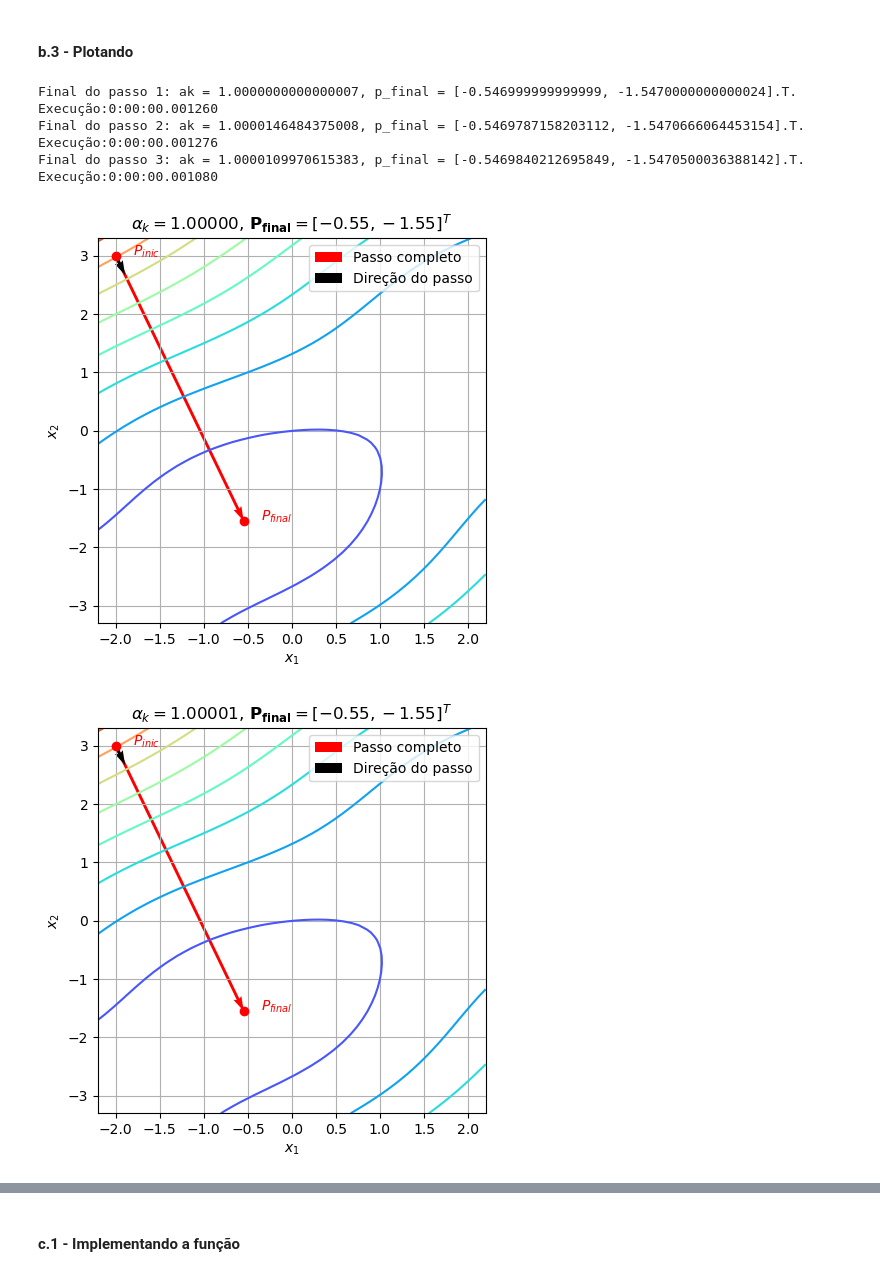
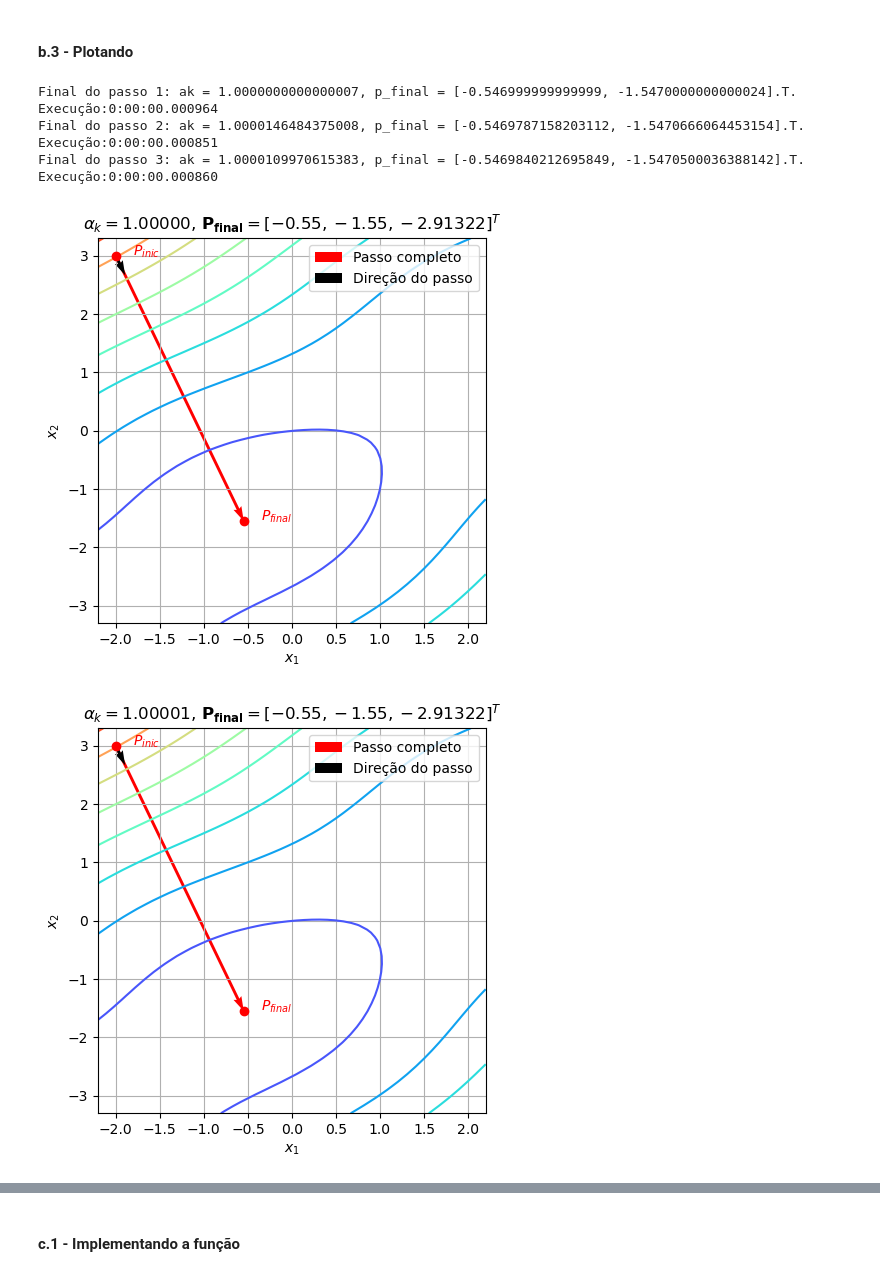
Before and after one commit to prj-phcp/MEC2403_Activities, a Jupyter notebook: Lista1/Lista1.ipynb, the cells around one changed output, grey strips where cells are left out. Saved outputs shown, nothing was run; the diff lists cells and outputs as text; code cells hidden in the pictures.

```diff
--- a/Lista1/Lista1.ipynb
+++ b/Lista1/Lista1.ipynb
@@ -97,6 +97,6 @@ for step in step_list:
     ax.legend()
     ax.set_xlabel('$x_1$')
     ax.set_ylabel('$x_2$')
-    ax.set_title(f'$\\alpha_k = {ak:.5f}$, $\mathbf{{P_{{final}}}} = [{p_final[0]:.2f}, {p_final[1]:.2f}]^T$')
+    ax.set_title(f'$\\alpha_k = {ak:.5f}$, $\mathbf{{P_{{final}}}} = [{p_final[0]:.2f}, {p_final[1]:.2f}, {f(*p_final):.5f}]^T$')
     fig.savefig(f'images/q2{item}_{i}.pdf')
 # %% [output]
@@ -122,35 +122,35 @@ d = np.array([1.453, -4.547])
 # %%
 item = 'b'
 
 x = np.linspace(-2.2, 2.2, 50)
 y = np.linspace(-3.3, 3.3, 50)
 X, Y = np.meshgrid(x, y)
 Z = f(X, Y)
 
 i = 0
 for step in step_list:
     i += 1
     t_init = datetime.datetime.now()
     ak, p_final = step(p_inicial, d, f)
     t_final = datetime.datetime.now()
     print(f'Final do passo {i}: ak = {ak}, p_final = [{p_final[0]}, {p_final[1]}].T. Execução:{t_final - t_init}')
     fig, ax = plt.subplots(1,1, figsize=(5, 5))
     ax.contour(X, Y, Z, cmap='rainbow')
     ax.plot(*p_inicial, 'ro')
     ax.text(p_inicial[0]+0.2, p_inicial[1], '$P_{inic}$', color='red')
     ax.plot(*p_final, 'ro')
     ax.text(p_final[0]+0.2, p_final[1], '$P_{final}$', color='red')
     ax.quiver(p_inicial[0], p_inicial[1], p_final[0]-p_inicial[0], p_final[1]-p_inicial[1], color='red', angles='xy', scale_units='xy', scale=1, label='Passo completo')
     ax.quiver(p_inicial[0], p_inicial[1], d[0], d[1], color='black', angles='xy', label='Direção do passo')
     ax.grid()
     ax.legend()
     ax.set_xlabel('$x_1$')
     ax.set_ylabel('$x_2$')
-    ax.set_title(f'$\\alpha_k = {ak:.5f}$, $\mathbf{{P_{{final}}}} = [{p_final[0]:.2f}, {p_final[1]:.2f}]^T$')
+    ax.set_title(f'$\\alpha_k = {ak:.5f}$, $\mathbf{{P_{{final}}}} = [{p_final[0]:.2f}, {p_final[1]:.2f}, {f(*p_final):.5f}]^T$')
     fig.savefig(f'images/q2{item}_{i}.pdf')
 # %% [output]
-Final do passo 1: ak = 1.0000000000000007, p_final = [-0.546999999999999, -1.5470000000000024].T. Execução:0:00:00.001260
-Final do passo 2: ak = 1.0000146484375008, p_final = [-0.5469787158203112, -1.5470666064453154].T. Execução:0:00:00.001276
-Final do passo 3: ak = 1.0000109970615383, p_final = [-0.5469840212695849, -1.5470500036388142].T. Execução:0:00:00.001080
+Final do passo 1: ak = 1.0000000000000007, p_final = [-0.546999999999999, -1.5470000000000024].T. Execução:0:00:00.000964
+Final do passo 2: ak = 1.0000146484375008, p_final = [-0.5469787158203112, -1.5470666064453154].T. Execução:0:00:00.000851
+Final do passo 3: ak = 1.0000109970615383, p_final = [-0.5469840212695849, -1.5470500036388142].T. Execução:0:00:00.000860
-[figure, old version]
+[figure, new version]
-[figure, old version]
+[figure, new version]
```
Also changed, not shown: parts of 4 cells of this notebook, 13 other files.
